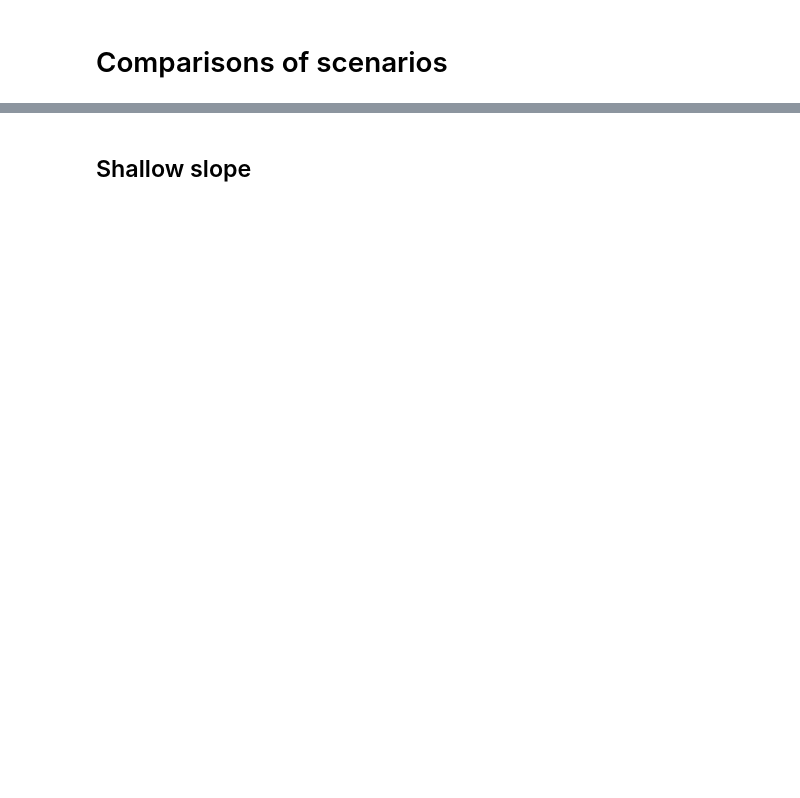
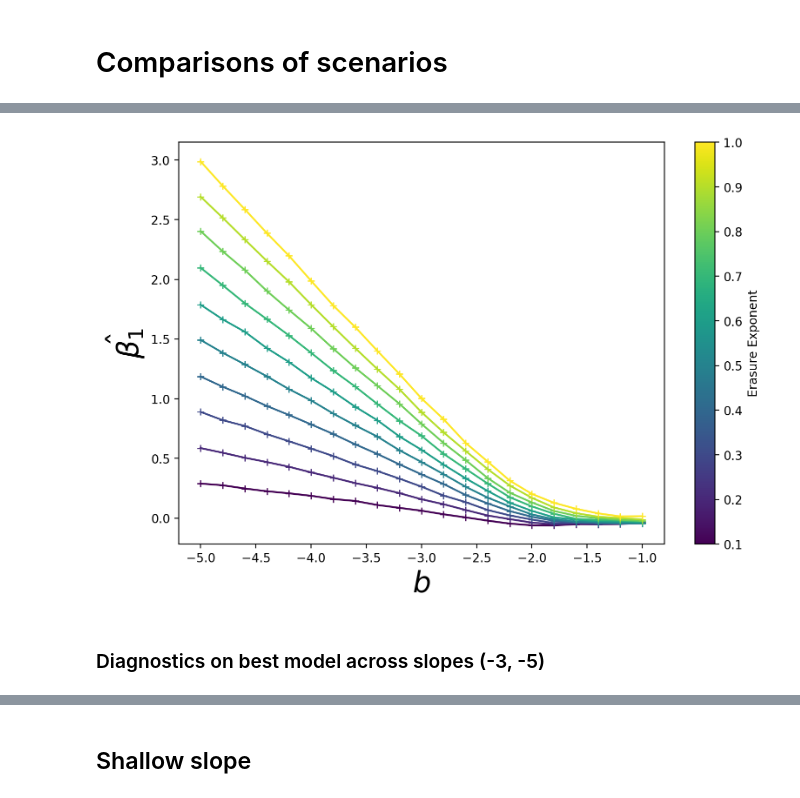
Before and after one commit to seanmason/saturation, a Jupyter notebook: notebooks/thesis/Chapter4/SingleSimulationPlots.ipynb, the cells around one changed output, grey strips where cells are left out. Saved outputs shown, nothing was run; the diff lists cells and outputs as text; code cells hidden in the pictures; blank space fills up the shorter version.

```diff
--- a/notebooks/thesis/Chapter4/SingleSimulationPlots.ipynb
+++ b/notebooks/thesis/Chapter4/SingleSimulationPlots.ipynb
@@ -72,0 +195,4 @@ for config_file in glob.glob(f"{base_path}/config/config*.yaml"):
+# %%
+max_slope = -1
+selected_simulation_ids = list(configs_pdf[(configs_pdf.slope <= max_slope) & configs_pdf.rim_erasure_exponent.between(0, 1.1) & (configs_pdf.rmult == 1.0)].simulation_id.astype("int"))
+len(selected_simulation_ids)
@@ -72,0 +224,10 @@ for config_file in glob.glob(f"{base_path}/config/config*.yaml"):
+# %%
+models_by_sim_id = dict()
+
+for simulation_id in df.simulation_id.drop_duplicates():
+    d = df[df.simulation_id == simulation_id]
+
+    # Fit a negative binomial model
+    model = smf.negativebinomial(data=d, formula="lifespan ~ 1 + np.log(radius)").fit(maxiter=1000, method="bfgs", cov_type="HC0")
+    # model = smf.ols(data=d, formula="np.log(lifespan) ~ 1 + np.log(radius)").fit()
+    models_by_sim_id[simulation_id] = model
@@ -72,0 +411,5 @@ for config_file in glob.glob(f"{base_path}/config/config*.yaml"):
+# %%
+data_to_plot = configs_pdf[configs_pdf.simulation_id.isin(models_by_sim_id.keys())].copy()
+data_to_plot["fitted_slope"] = [models_by_sim_id[simulation_id].params.iloc[1] for simulation_id in models_by_sim_id.keys()]
+data_to_plot["fitted_slope_std_err"] = [models_by_sim_id[simulation_id].bse.iloc[1] for simulation_id in models_by_sim_id.keys()]
+data_to_plot
@@ -72,0 +446,31 @@ for config_file in glob.glob(f"{base_path}/config/config*.yaml"):
+# %%
+fig = plt.figure(figsize=(9, 6), dpi=200)
+ax = fig.add_subplot(111)
+
+# Normalize color variable to range [0, 1] for the colormap
+norm = plt.Normalize(data_to_plot["rim_erasure_exponent"].min(), data_to_plot["rim_erasure_exponent"].max())
+
+for rim_erasure_exponent in data_to_plot.rim_erasure_exponent.drop_duplicates().sort_values():
+    d = data_to_plot[data_to_plot.rim_erasure_exponent == rim_erasure_exponent].sort_values("slope").copy()
+    ax.errorbar(
+        d.slope,
+        d.fitted_slope,
+        d.fitted_slope_std_err,
+        marker="+",
+        color=cm.viridis(norm(rim_erasure_exponent)),
+        ecolor=cm.viridis(norm(rim_erasure_exponent))
+    )
+
+sm = plt.cm.ScalarMappable(cmap='viridis', norm=norm)
+sm.set_array([])  # Required for colorbar
+cbar = plt.colorbar(sm, ax=ax)
+cbar.set_label('Erasure Exponent')
+
+ax.set_xlabel("$b$", fontsize=font_size)
+ax.set_ylabel("$\\hat{\\beta_1}$", fontsize=font_size)
+
+plt.show()
+# %% [output]
+[figure, added]
+# %% [markdown]
+### Diagnostics on best model across slopes (-3, -5)
```
Also changed, not shown: parts of 59 cells of this notebook, 13 other files.
